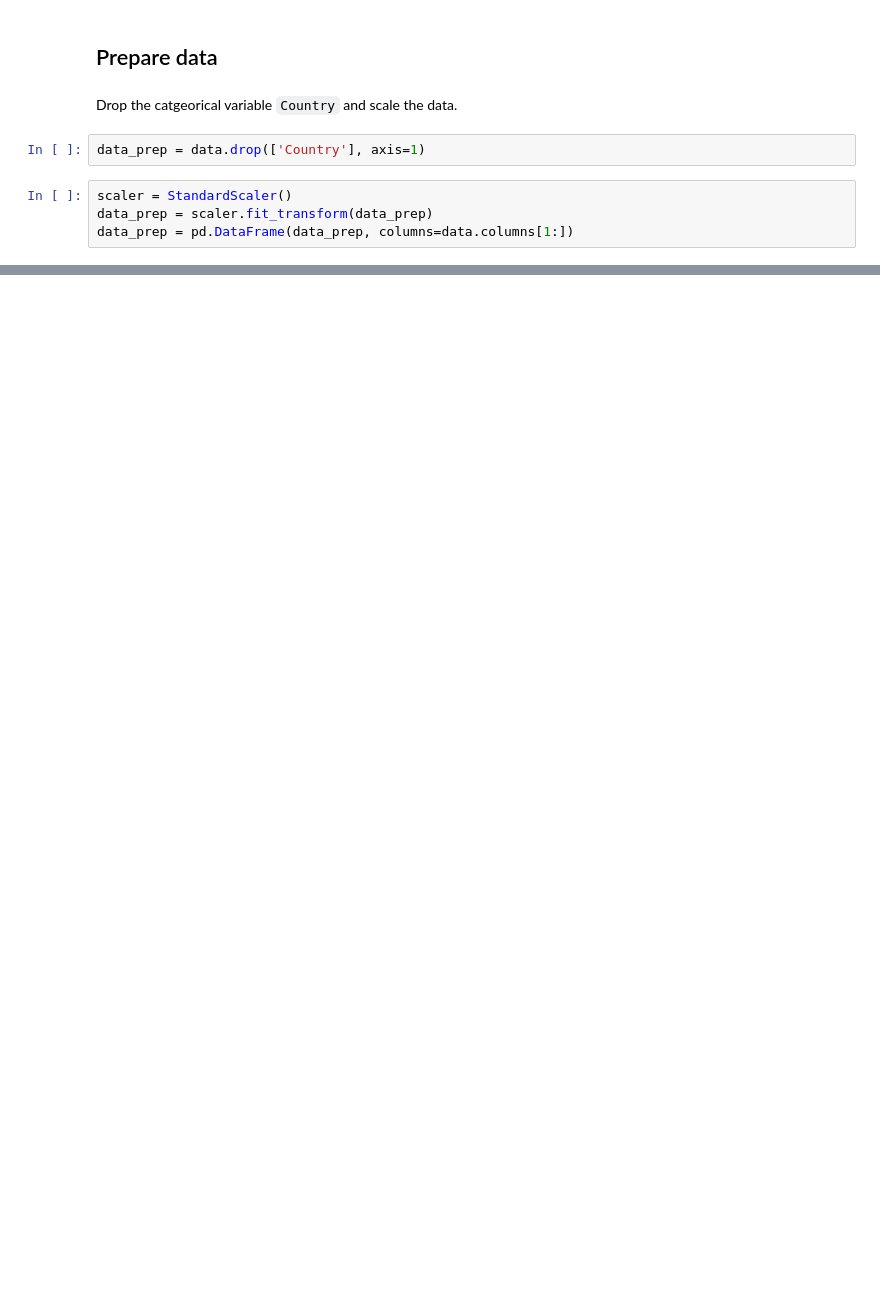
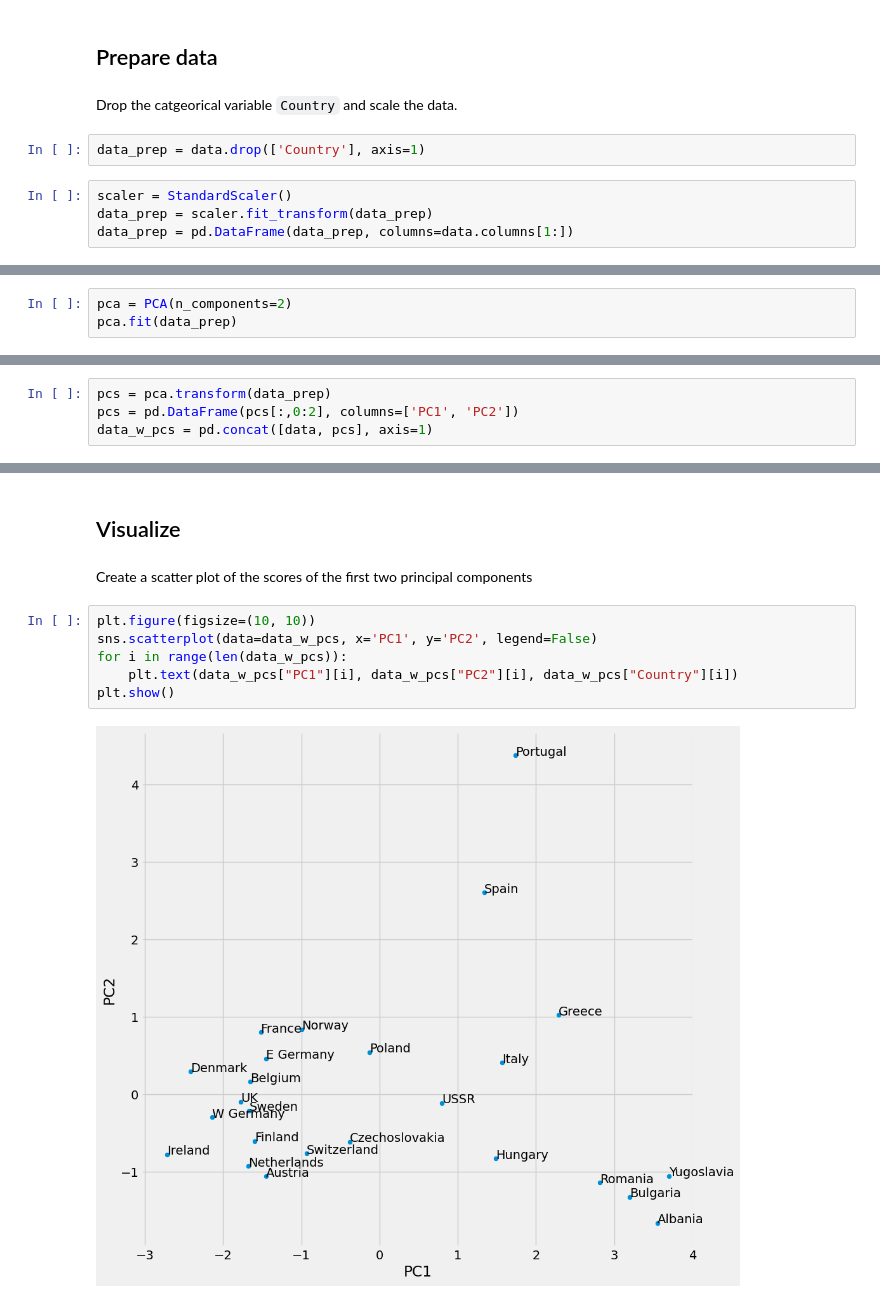
Before and after one commit to olivermueller/vhbprodok_datascience, a Jupyter notebook: protein/pca.ipynb, the cells around one changed output, grey strips where cells are left out. Cells and saved outputs as stored; diff of their text form; blank space fills up the shorter version.

```diff
--- a/protein/pca.ipynb
+++ b/protein/pca.ipynb
@@ -42,0 +61,3 @@ data_prep.head()
+# %%
+pca = PCA(n_components=2)
+pca.fit(data_prep)
@@ -42,0 +96,4 @@ data_prep.head()
+# %%
+pcs = pca.transform(data_prep)
+pcs = pd.DataFrame(pcs[:,0:2], columns=['PC1', 'PC2'])
+data_w_pcs = pd.concat([data, pcs], axis=1)
@@ -42,0 +120,12 @@ data_prep.head()
+# %% [markdown]
+## Visualize
+# %% [markdown]
+Create a scatter plot of the scores of the first two principal components
+# %%
+plt.figure(figsize=(10, 10))
+sns.scatterplot(data=data_w_pcs, x='PC1', y='PC2', legend=False)
+for i in range(len(data_w_pcs)):
+    plt.text(data_w_pcs["PC1"][i], data_w_pcs["PC2"][i], data_w_pcs["Country"][i])
+plt.show()
+# %% [output]
+[figure, added]
```
Also changed, not shown: parts of 13 cells of this notebook.
